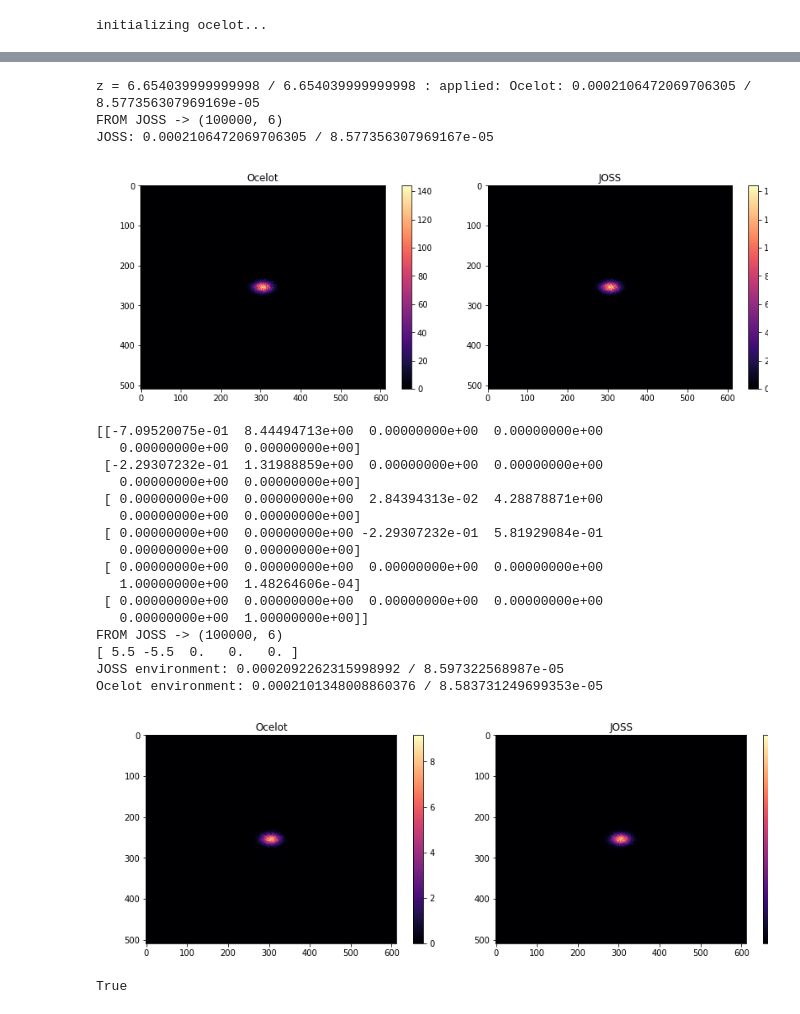
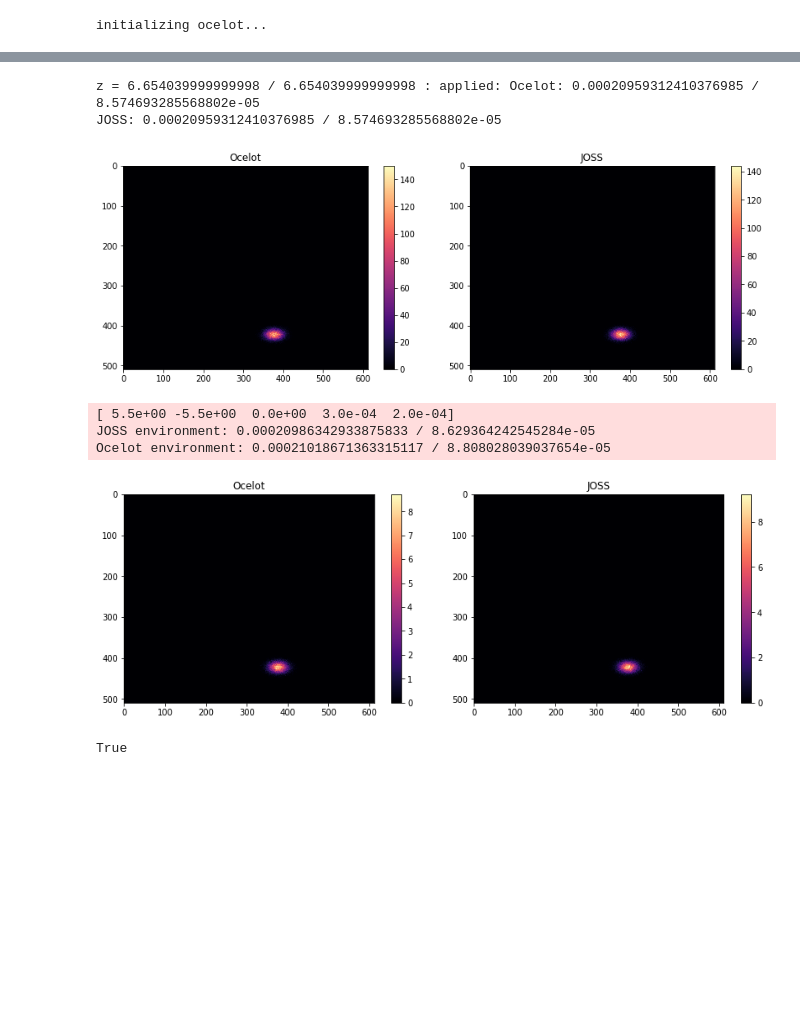
Before and after one commit to desy-ml/cheetah, a Jupyter notebook: ocelot_vs_joss.ipynb, the cells around one changed output, grey strips where cells are left out. Drawn from its saved outputs; the diff is of its cells as text; code cells hidden in the pictures; blank space fills up the shorter version.

```diff
--- a/ocelot_vs_joss.ipynb
+++ b/ocelot_vs_joss.ipynb
@@ -21,5 +21,5 @@ JOSS: (100000, 6)
 # %%
-actuator_values = np.array([5.5, -5.5, 0, 0, 0])
+actuator_values = np.array([5.5, -5.5, 0, 3e-4, 2e-4])
 # %%
 plt.figure(figsize=(12,4))
 binning = 4
@@ -38,6 +38,8 @@ cell = utils.subcell_of(aresstuff.cell, "AREASOLA1", "Drift_ARMRBSCR1")
 aresstuff.areamqzm1.k1 = actuator_values[0]
 aresstuff.areamqzm2.k1 = actuator_values[1]
 aresstuff.areamqzm3.k1 = actuator_values[2]
+aresstuff.areamcvm1.angle = actuator_values[3]
+aresstuff.areamchm1.angle = actuator_values[4]
 # cell = [oc.Drift(l=3.0), oc.Quadrupole(l=1, k1=0), oc.Drift(l=0), oc.Drift(l=3)]
 # cell = [oc.Drift(l=3.0)]
 
@@ -57,7 +59,8 @@ plt.imshow(image, cmap="magma", interpolation="None")
 plt.colorbar()
 
 # particles = joss.generate_particles(n=int(1e+5), sigma_x=175e-6, sigma_y=175e-6)
-particles = particle_array.transpose()
+particles = np.ones((particle_array.shape[1], 7))
+particles[:,:6] = particle_array.transpose()
 transfer_map = joss.ocelot_lattice_2_transfer_matrix(cell)
 particles = joss.track(particles, transfer_map)
 image = np.histogram2d(particles[:,0], particles[:,2],
@@ -72,55 +75,41 @@ plt.colorbar()
 plt.tight_layout()
 plt.show()
 # %% [output]
-z = 6.654039999999998 / 6.654039999999998 : applied: Ocelot: 0.0002106472069706305 / 8.577356307969169e-05
-FROM JOSS -> (100000, 6)
-JOSS: 0.0002106472069706305 / 8.577356307969167e-05
+z = 6.654039999999998 / 6.654039999999998 : applied: Ocelot: 0.00020959312410376985 / 8.574693285568802e-05
+JOSS: 0.00020959312410376985 / 8.574693285568802e-05
-[figure, old version]
+[figure, new version]
 # %%
 ocelot_env = gym.make("ARESEA-Ocelot-v0")
 joss_env = gym.make("ARESEA-JOSS-v0")
 
 # observation = ocelot_env.reset()
 # _ = joss_env.reset()
-joss_env.initial_particles = ocelot_env.initial_particles.rparticles.transpose()
+joss_env.initial_particles[:,:6] = ocelot_env.initial_particles.rparticles.transpose()
 # ocelot_env.initial_particles.rparticles = particle_array
 # joss_env.initial_particles = particle_array.transpose()
 _ = joss_env.objective_function(actuator_values)
 _ = ocelot_env.objective_function(actuator_values)
 print(actuator_values)
 
 print(f"JOSS environment: {joss_env.particles[:,0].std()} / {joss_env.particles[:,2].std()}")
 print(f"Ocelot environment: {ocelot_env.particles.x().std()} / {ocelot_env.particles.y().std()}")
 
 plt.figure(figsize=(12,4))
 plt.subplot(121)
 plt.title("Ocelot")
 plt.imshow(ocelot_env.screen_data, cmap="magma", interpolation="None")
 plt.colorbar()
 plt.subplot(122)
 plt.title("JOSS")
 plt.imshow(joss_env.screen_data, cmap="magma", interpolation="None")
 plt.colorbar()
 plt.tight_layout()
 plt.show()
 # %% [output]
-[[-7.09520075e-01  8.44494713e+00  0.00000000e+00  0.00000000e+00
-   0.00000000e+00  0.00000000e+00]
- [-2.29307232e-01  1.31988859e+00  0.00000000e+00  0.00000000e+00
-   0.00000000e+00  0.00000000e+00]
- [ 0.00000000e+00  0.00000000e+00  2.84394313e-02  4.28878871e+00
-   0.00000000e+00  0.00000000e+00]
- [ 0.00000000e+00  0.00000000e+00 -2.29307232e-01  5.81929084e-01
-   0.00000000e+00  0.00000000e+00]
- [ 0.00000000e+00  0.00000000e+00  0.00000000e+00  0.00000000e+00
-   1.00000000e+00  1.48264606e-04]
- [ 0.00000000e+00  0.00000000e+00  0.00000000e+00  0.00000000e+00
-   0.00000000e+00  1.00000000e+00]]
-FROM JOSS -> (100000, 6)
-[ 5.5 -5.5  0.   0.   0. ]
-JOSS environment: 0.0002092262315998992 / 8.597322568987e-05
-Ocelot environment: 0.0002101348008860376 / 8.583731249699353e-05
+[ 5.5e+00 -5.5e+00  0.0e+00  3.0e-04  2.0e-04]
+JOSS environment: 0.00020986342933875833 / 8.629364242545284e-05
+Ocelot environment: 0.00021018671363315117 / 8.808028039037654e-05
-[figure, old version]
+[figure, new version]
 # %%
 np.all(joss_env.transfer_map == transfer_map)
 # %% [output]
```
Also changed, not shown: parts of 1 cell of this notebook, 2 other files.
